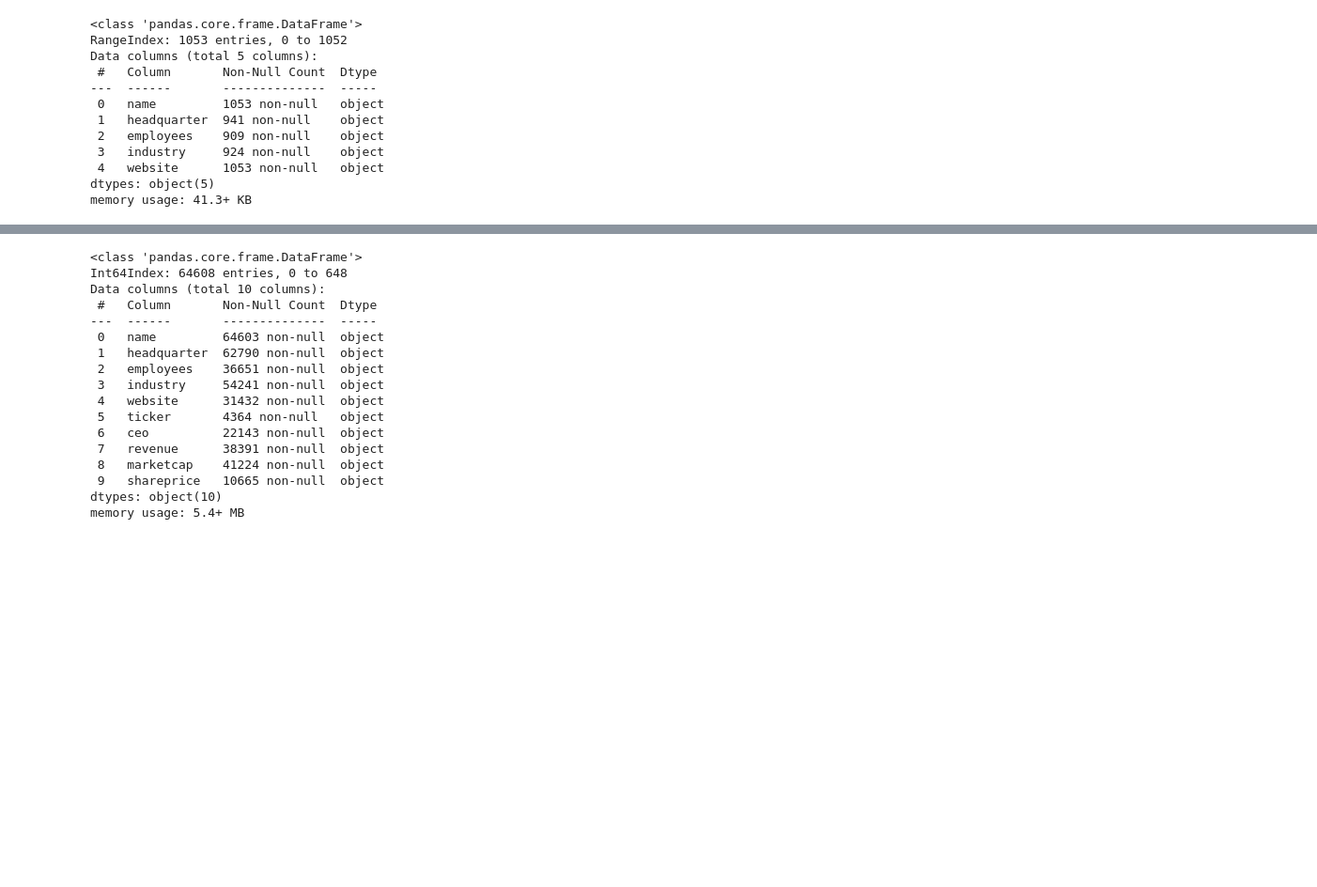
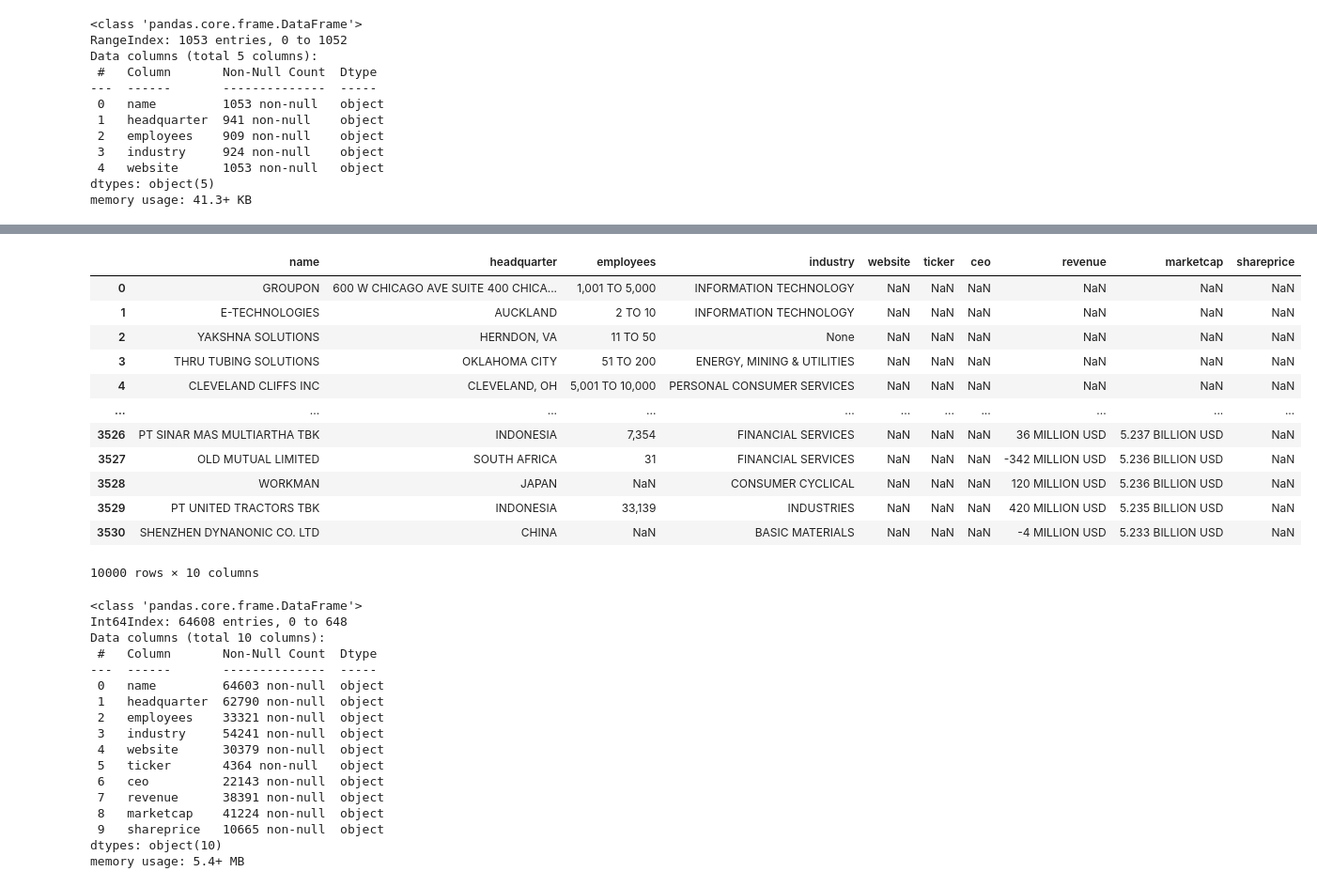
Before and after one commit to samuel-esp/IngDati-Progetto, a Jupyter notebook: SchemaAlignmentCompanies.ipynb, the cells around one changed output, grey strips where cells are left out. Shown at 94% size. Drawn from its saved outputs; the diff is of its cells as text; code cells hidden in the pictures; blank space fills up the shorter version.

```diff
--- a/SchemaAlignmentCompanies.ipynb
+++ b/SchemaAlignmentCompanies.ipynb
@@ -981,3 +1024,21 @@ result.head(1300)
+# %%
+for columns in result.columns:
+    result[columns] = result[columns].str.upper()
+result.head(10000)
+# %% [output]
+|  | name | headquarter | employees | industry | website | ticker | ceo | revenue | marketcap | shareprice |
+| 0 | GROUPON | 600 W CHICAGO AVE SUITE 400 CHICA... | 1,001 TO 5,000 | INFORMATION TECHNOLOGY | NaN | NaN | NaN | NaN | NaN | NaN |
+| 1 | E-TECHNOLOGIES | AUCKLAND | 2 TO 10 | INFORMATION TECHNOLOGY | NaN | NaN | NaN | NaN | NaN | NaN |
+| 2 | YAKSHNA SOLUTIONS | HERNDON, VA | 11 TO 50 | None | NaN | NaN | NaN | NaN | NaN | NaN |
+| 3 | THRU TUBING SOLUTIONS | OKLAHOMA CITY | 51 TO 200 | ENERGY, MINING & UTILITIES | NaN | NaN | NaN | NaN | NaN | NaN |
+| 4 | CLEVELAND CLIFFS INC | CLEVELAND, OH | 5,001 TO 10,000 | PERSONAL CONSUMER SERVICES | NaN | NaN | NaN | NaN | NaN | NaN |
+| ... | ... | ... | ... | ... | ... | ... | ... | ... | ... | ... |
+| 3526 | PT SINAR MAS MULTIARTHA TBK | INDONESIA | 7,354 | FINANCIAL SERVICES | NaN | NaN | NaN | 36 MILLION USD | 5.237 BILLION USD | NaN |
+| 3527 | OLD MUTUAL LIMITED | SOUTH AFRICA | 31 | FINANCIAL SERVICES | NaN | NaN | NaN | -342 MILLION USD | 5.236 BILLION USD | NaN |
+| 3528 | WORKMAN | JAPAN | NaN | CONSUMER CYCLICAL | NaN | NaN | NaN | 120 MILLION USD | 5.236 BILLION USD | NaN |
+| 3529 | PT UNITED TRACTORS TBK | INDONESIA | 33,139 | INDUSTRIES | NaN | NaN | NaN | 420 MILLION USD | 5.235 BILLION USD | NaN |
+| 3530 | SHENZHEN DYNANONIC CO. LTD | CHINA | NaN | BASIC MATERIALS | NaN | NaN | NaN | -4 MILLION USD | 5.233 BILLION USD | NaN |
+10000 rows × 10 columns
 # %%
 result.info()
 # %% [output]
@@ -988,9 +1049,9 @@ Data columns (total 10 columns):
 ---  ------       --------------  -----
  0   name         64603 non-null  object
  1   headquarter  62790 non-null  object
- 2   employees    36651 non-null  object
+ 2   employees    33321 non-null  object
  3   industry     54241 non-null  object
- 4   website      31432 non-null  object
+ 4   website      30379 non-null  object
  5   ticker       4364 non-null   object
  6   ceo          22143 non-null  object
  7   revenue      38391 non-null  object
```
Also changed, not shown: parts of 9 cells of this notebook, 13 other files.
